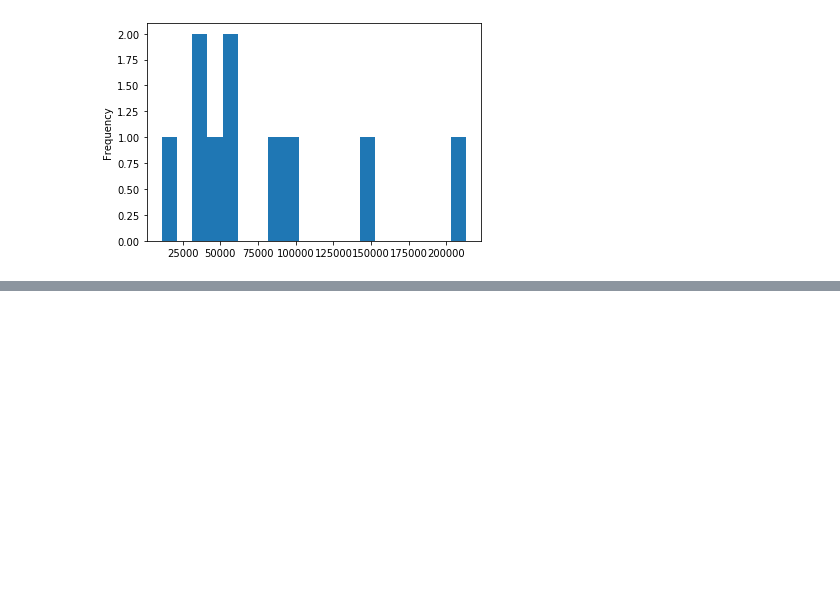
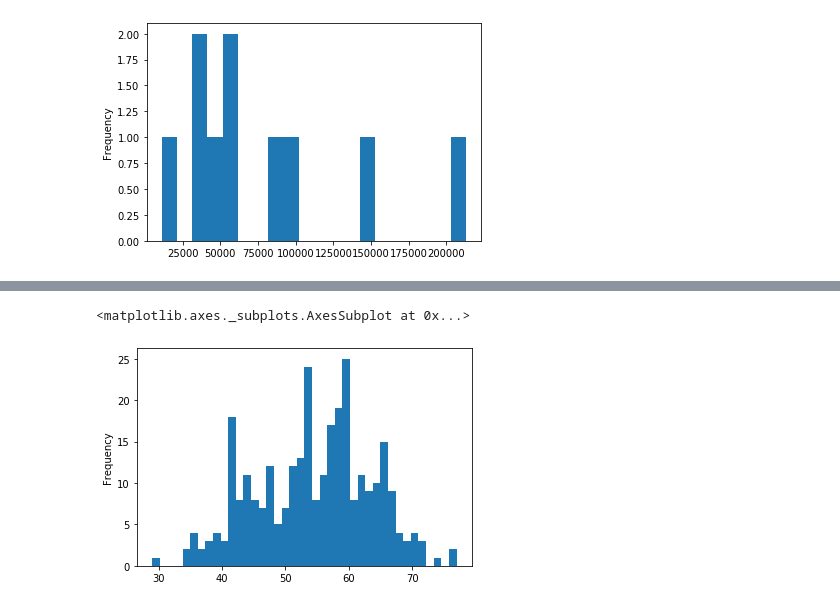
Before and after one commit to AnalystGagan/Machine-Learning-Notebooks, a Jupyter notebook: Introduction-to-Matplotlib.ipynb, the cells around one changed output, grey strips where cells are left out. Drawn from its saved outputs; the diff is of its cells as text; code cells hidden in the pictures; blank space fills up the shorter version.

```diff
--- a/Introduction-to-Matplotlib.ipynb
+++ b/Introduction-to-Matplotlib.ipynb
@@ -371,3 +371,7 @@ car_sales['Odometer (KM)'].plot.hist(bins=20)
 # %% [output]
 <matplotlib.axes._subplots.AxesSubplot at 0x...>
 [figure]
+# %%
+#Lets try another dataset- Heart disease
+heart_disease = pd.read_csv("heart-disease.csv")
+heart_disease.head()
@@ -373,0 +385,6 @@ car_sales['Odometer (KM)'].plot.hist(bins=20)
+# %%
+#lets check age columns distribution
+heart_disease["age"].plot.hist(bins = 40)
+# %% [output]
+<matplotlib.axes._subplots.AxesSubplot at 0x...>
+[figure, added]
```
Also changed, not shown: parts of 18 cells of this notebook.
